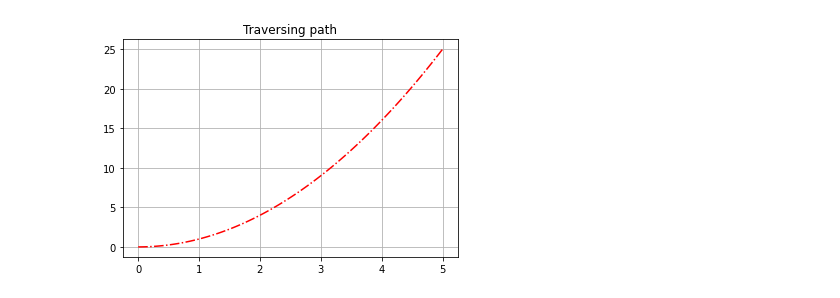
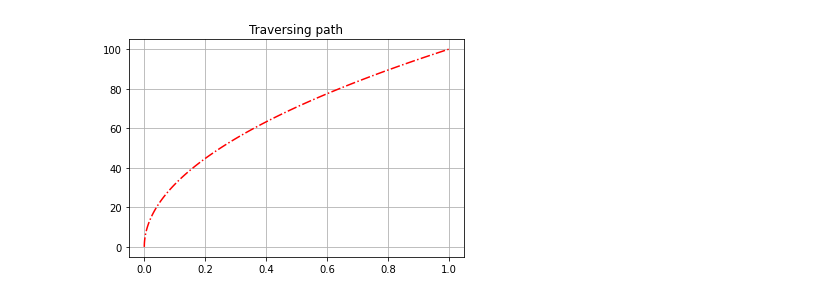
Before and after one commit to Athirakr94/robot-nav-convex, a Jupyter notebook: minimum_time.ipynb, the cells around one changed output. Drawn from its saved outputs; the diff is of its cells as text; code cells hidden in the pictures.

```diff
--- a/minimum_time.ipynb
+++ b/minimum_time.ipynb
@@ -14,16 +15,16 @@ V_init = np.matrix([[0.1], [0.1]])
 N = 100
 # %%
 # PATH gen
-x = np.linspace(0, 5, N).reshape(-1, 1)
-q = np.hstack((x, np.power(x, 2))).T
+x = np.linspace(0, 1, N).reshape(-1, 1)
+q = np.hstack((np.power(x, 2), 100*x)).T
 
 plt.figure()
 plt.plot(q[0, :], q[1, :], "r-.")
 plt.grid()
 plt.title("Traversing path")
 plt.show()
 # %% [output]
-[figure, old version]
+[figure, new version]
 # %%
 def R(s):
     n = s.shape[1]
```
Also changed, not shown: parts of 25 cells of this notebook.
